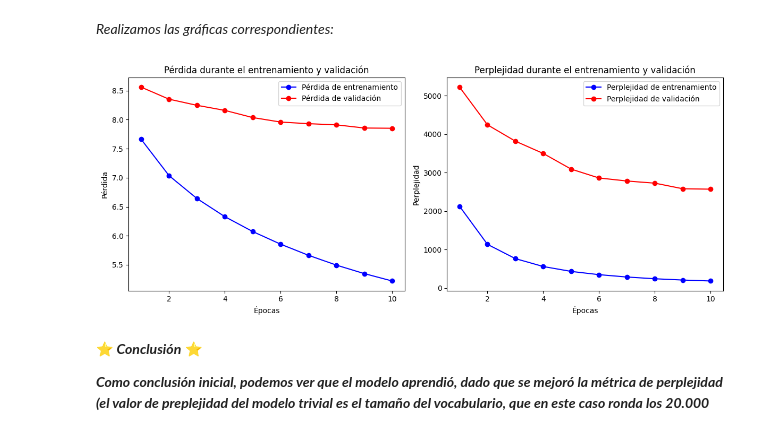
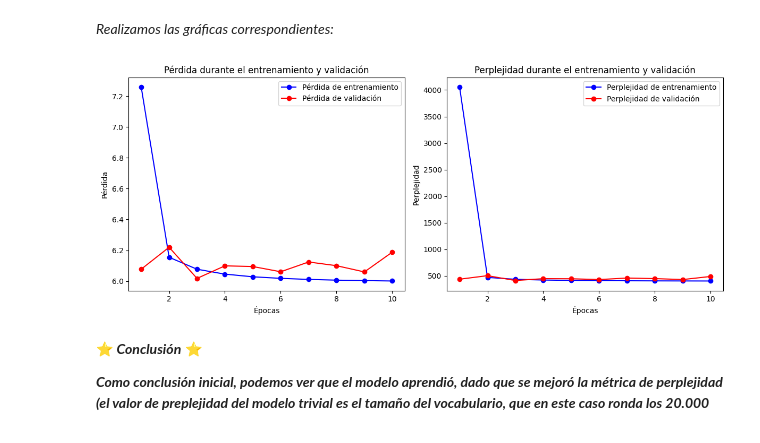
Before and after one commit to brunomaso1/uba-ceia, a Jupyter notebook: ceia-nlp/Desafio 3.ipynb, the cells around one changed output. Drawn from its saved outputs; the diff is of its cells as text; code cells hidden in the pictures.

```diff
--- a/ceia-nlp/Desafio 3.ipynb
+++ b/ceia-nlp/Desafio 3.ipynb
@@ -645,8 +661,9 @@ Tu enfoque de aplicar padding a las secuencias más cortas y truncar desde el fi
 </p></font></em>
 # %%
 # TODO: Eliminar esta linea, es testing.
-tok_sent_train_augm_padded = tok_sent_train_augm_padded[0:80,:]
-tok_sent_val_padded = tok_sent_val_padded[0:20,:]
+tok_sent_train_augm_padded = tok_sent_train_augm_padded[0:8000,:]
+tok_sent_val_padded = tok_sent_val_padded[0:2000,:]
+EPOCHS = 10
 # %%
 X = tok_sent_train_augm_padded[:, :-1]
 y = tok_sent_train_augm_padded[:, 1:]
@@ -822,37 +854,37 @@ loss = history_dict['loss']
 val_loss = history_dict['val_loss']
 
 # Extraer la perplejidad
-perplexity = history_dict['perplexity']
+perlpexity = history_dict['perplexity']
 val_perplexity = history_dict['val_perplexity']
 
 # Definir las épocas
 epochs = range(1, len(loss) + 1)
 
 # Graficar el loss
 plt.figure(figsize=(12, 5))
 
 plt.subplot(1, 2, 1)
 plt.plot(epochs, loss, 'bo-', label='Pérdida de entrenamiento')
 plt.plot(epochs, val_loss, 'ro-', label='Pérdida de validación')
 plt.title('Pérdida durante el entrenamiento y validación')
 plt.xlabel('Épocas')
 plt.ylabel('Pérdida')
 plt.legend()
 
 # Graficar la perplejidad
 plt.subplot(1, 2, 2)
-plt.plot(epochs, perplexity, 'bo-', label='Perplejidad de entrenamiento')
+plt.plot(epochs, perlpexity, 'bo-', label='Perplejidad de entrenamiento')
 plt.plot(epochs, val_perplexity, 'ro-', label='Perplejidad de validación')
 plt.title('Perplejidad durante el entrenamiento y validación')
 plt.xlabel('Épocas')
 plt.ylabel('Perplejidad')
 plt.legend()
 
 # Mostrar las gráficas
 plt.tight_layout()
 plt.show()
 # %% [output]
-[figure, old version]
+[figure, new version]
 # %% [markdown]
 ⭐ <em><strong>Conclusión</strong></em> ⭐
 
```
Also changed, not shown: parts of 36 cells of this notebook.
